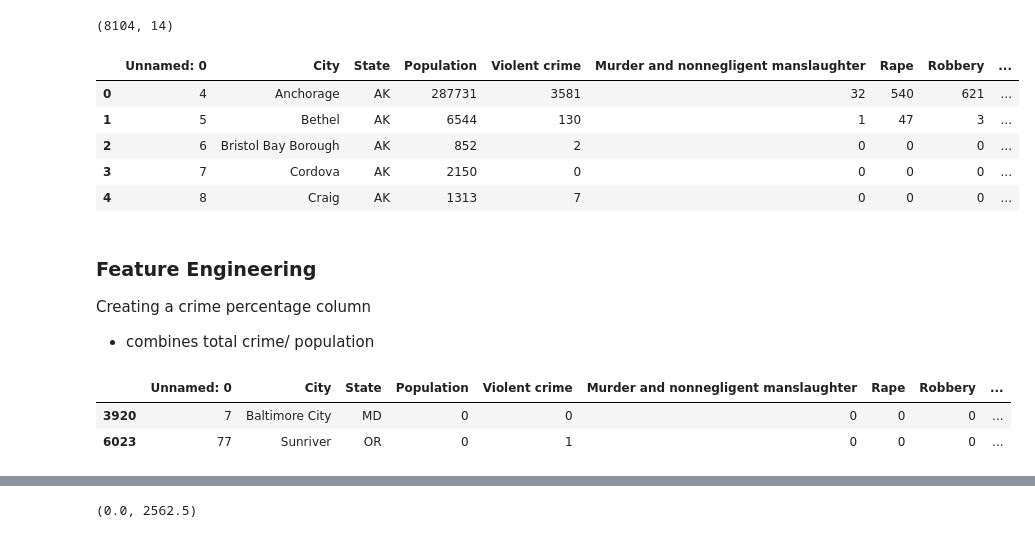
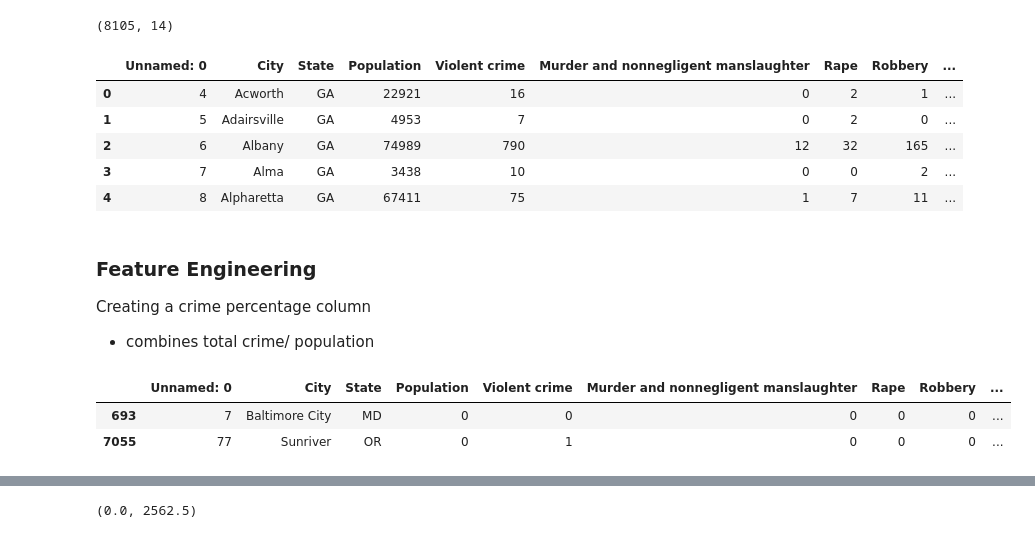
Before and after one commit to BloomTech-Labs/PT17_cityspire-d-ds, a Jupyter notebook: notebooks/crime_data/fbi_crime_us.ipynb, the cells around one changed output, grey strips where cells are left out. Drawn from its saved outputs; the diff is of its cells as text; code cells hidden in the pictures.

Commit message:
Update crime file with DC data

```diff
--- a/notebooks/crime_data/fbi_crime_us.ipynb
+++ b/notebooks/crime_data/fbi_crime_us.ipynb
@@ -11,3 +6,5 @@ os.chdir("/content/drive/MyDrive/csv")
+# %%
+path = os.getcwd()
 # %%
 extension = 'csv'
 all_filenames = [i for i in glob.glob('*.{}'.format(extension))]
@@ -20,17 +17,18 @@ combined_csv.to_csv("/content/drive/MyDrive/csv/final/combined_csv.csv", index=F
 import pandas as pd
 import numpy as np
 # %%
-combined_csv = pd.read_csv('/content/drive/MyDrive/csv/final/combined_csv.csv')
+crime_filepath = os.path.join(path, "combined_csv.csv")
+combined_csv = pd.read_csv(crime_filepath)
 print(combined_csv.shape)
 combined_csv.head()
 # %% [output]
-(8104, 14)
+(8105, 14)
 |  | Unnamed: 0 | City | State | Population | Violent crime | Murder and nonnegligent manslaughter | Rape | Robbery | ... |
-| 0 | 4 | Anchorage | AK | 287731 | 3581 | 32 | 540 | 621 | ... |
-| 1 | 5 | Bethel | AK | 6544 | 130 | 1 | 47 | 3 | ... |
-| 2 | 6 | Bristol Bay Borough | AK | 852 | 2 | 0 | 0 | 0 | ... |
-| 3 | 7 | Cordova | AK | 2150 | 0 | 0 | 0 | 0 | ... |
-| 4 | 8 | Craig | AK | 1313 | 7 | 0 | 0 | 0 | ... |
+| 0 | 4 | Acworth | GA | 22921 | 16 | 0 | 2 | 1 | ... |
+| 1 | 5 | Adairsville | GA | 4953 | 7 | 0 | 2 | 0 | ... |
+| 2 | 6 | Albany | GA | 74989 | 790 | 12 | 32 | 165 | ... |
+| 3 | 7 | Alma | GA | 3438 | 10 | 0 | 0 | 2 | ... |
+| 4 | 8 | Alpharetta | GA | 67411 | 75 | 1 | 7 | 11 | ... |
 # %% [markdown]
 ### Feature Engineering
 Creating a crime percentage column
@@ -40,8 +38,8 @@ Creating a crime percentage column
 combined_csv.loc[combined_csv['Population']==0.0]
 # %% [output]
 |  | Unnamed: 0 | City | State | Population | Violent crime | Murder and nonnegligent manslaughter | Rape | Robbery | ... |
-| 3920 | 7 | Baltimore City | MD | 0 | 0 | 0 | 0 | 0 | ... |
-| 6023 | 77 | Sunriver | OR | 0 | 1 | 0 | 0 | 0 | ... |
+| 693 | 7 | Baltimore City | MD | 0 | 0 | 0 | 0 | 0 | ... |
+| 7055 | 77 | Sunriver | OR | 0 | 1 | 0 | 0 | 0 | ... |
 # %%
 combined_csv = combined_csv[combined_csv.Population != 0]
 # %%
```
Also changed, not shown: parts of 9 cells of this notebook, 1 other file.
